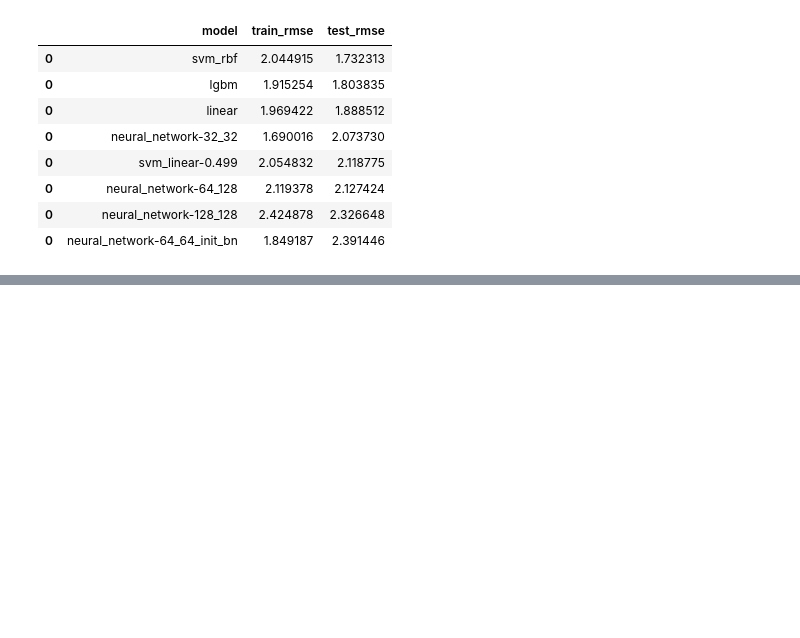
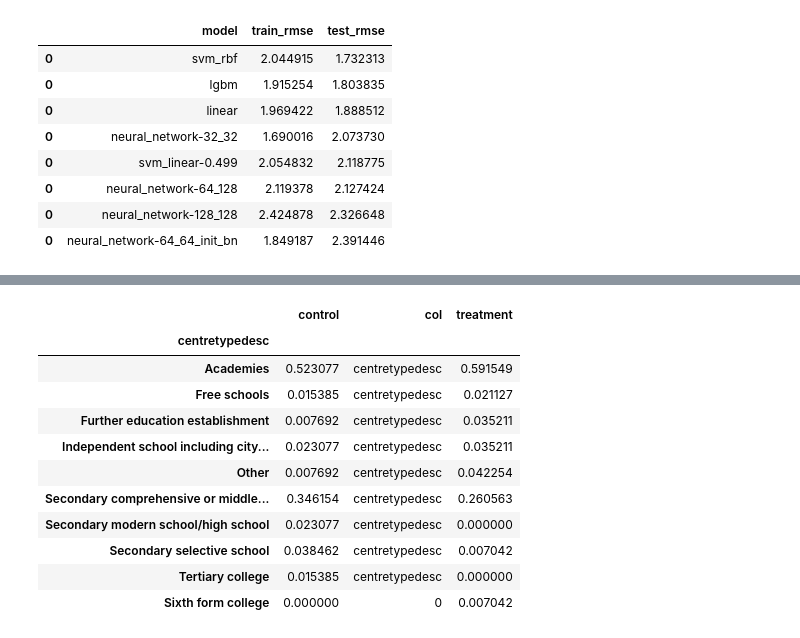
Before and after one commit to louismagowan/cag-equality, a Jupyter notebook: sandbox.ipynb, the cells around one changed output, grey strips where cells are left out. Drawn from its saved outputs; the diff is of its cells as text; code cells hidden in the pictures; blank space fills up the shorter version.

```diff
--- a/sandbox.ipynb
+++ b/sandbox.ipynb
@@ -752,0 +761,20 @@ all_results.sort_values("test_rmse")
+# %%
+# Calculate summary stats of continuous variables
+continuous_cols = ['idaci', 'normalisedks2score', 'grade', 'centreassessmentgrade']
+control_continuous = control[continuous_cols].apply([np.mean, np.std]).T
+treatment_continuous = treatment[continuous_cols].apply([np.mean, np.std]).T
+# %%
+# Save summary stats
+summary_cont = pd.merge(control_continuous,
+                        treatment_continuous,
+                        how = "inner",
+                        left_index = True,
+                        right_index = True,
+                        suffixes = ["_control", "_treatment"])
+# Run t-tests
+summary_cont["p_val"] = np.NaN
+for col in continuous_cols:
+    # Run t-test over each continuous col
+    t_test = ttest_ind(treatment[col], control[col])
+    # Store p-value
+    summary_cont.loc[col, "p_val"] = t_test.pvalue
@@ -752,0 +791,6 @@ all_results.sort_values("test_rmse")
+# %%
+# Reconvert categorical cols back into original label form
+for col in categorical_cols:
+    # Inverse transform columns
+    control[col] = mapping[col].inverse_transform(control[col].values.reshape(-1, 1))
+    treatment[col] = mapping[col].inverse_transform(treatment[col].values.reshape(-1, 1))
@@ -752,0 +830,31 @@ all_results.sort_values("test_rmse")
+# %%
+# Calculate proportions in each group
+summary_cat = pd.DataFrame()
+
+for col in categorical_cols:
+    control_prop = control.groupby(col)["eal"].count() / control.shape[0]
+    control_sum = pd.DataFrame(data = {"control":control_prop,
+                    "col": col})
+    treatment_prop = treatment.groupby(col)["eal"].count() / treatment.shape[0]
+    treatment_sum = pd.DataFrame(data = {"treatment":treatment_prop,
+                    "col": col})
+
+    comparison = pd.concat([control_sum,
+                            treatment_sum.treatment], axis = 1).fillna(0)
+
+#     break
+# %%
+comparison
+# %% [output]
+|  | control | col | treatment |
+| centretypedesc |  |  |  |
+| Academies | 0.523077 | centretypedesc | 0.591549 |
+| Free schools | 0.015385 | centretypedesc | 0.021127 |
+| Further education establishment | 0.007692 | centretypedesc | 0.035211 |
+| Independent school including city... | 0.023077 | centretypedesc | 0.035211 |
+| Other | 0.007692 | centretypedesc | 0.042254 |
+| Secondary comprehensive or middle... | 0.346154 | centretypedesc | 0.260563 |
+| Secondary modern school/high school | 0.023077 | centretypedesc | 0.000000 |
+| Secondary selective school | 0.038462 | centretypedesc | 0.007042 |
+| Tertiary college | 0.015385 | centretypedesc | 0.000000 |
+| Sixth form college | 0.000000 | 0 | 0.007042 |
```
Also changed, not shown: parts of 13 cells of this notebook.
